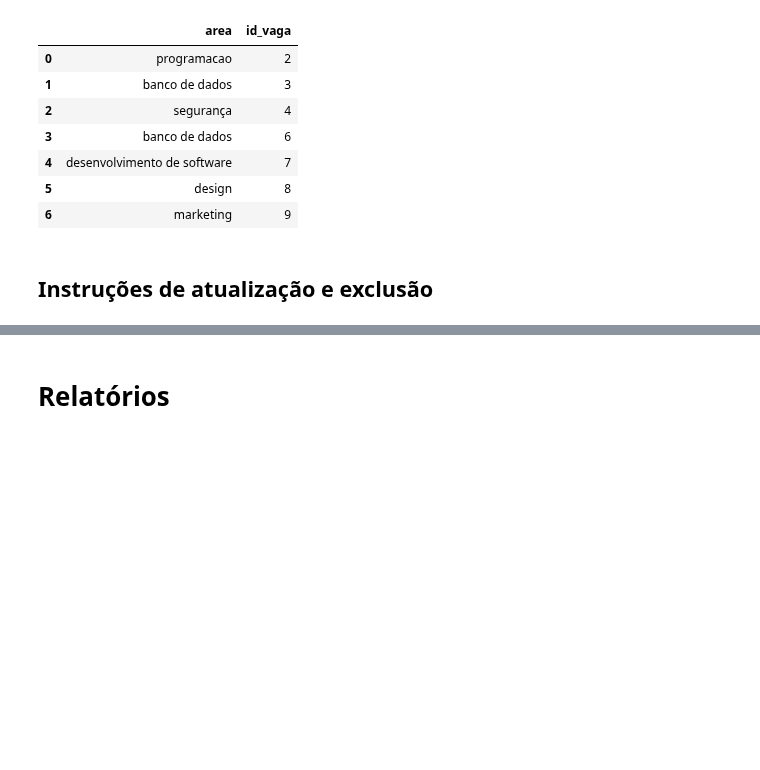
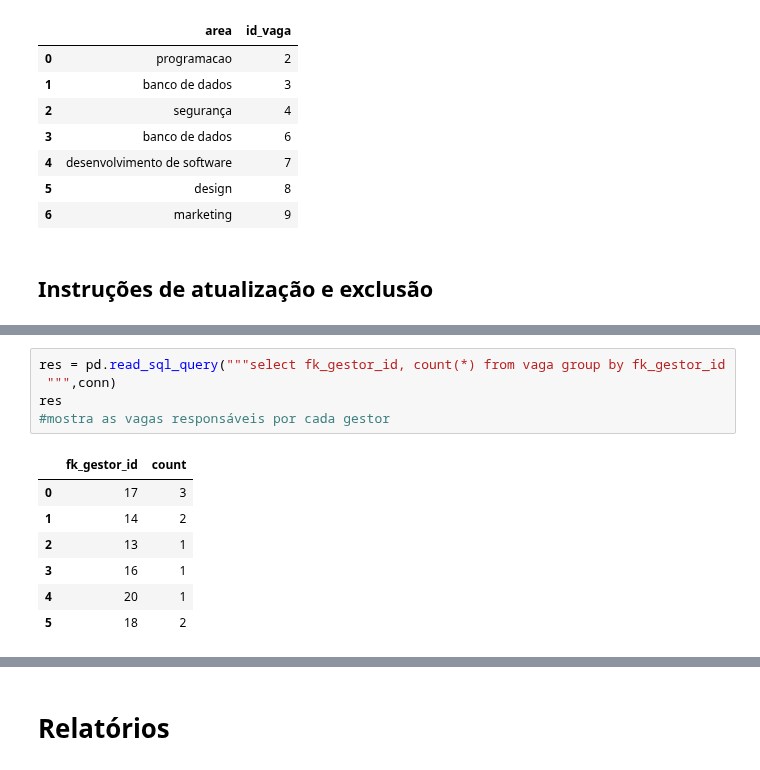
Before and after one commit to MateusLannes/Trabalho_BD1_2022, a Jupyter notebook: Files/ColabGHHL_Contrat.ipynb, the cells around one changed output, grey strips where cells are left out. Saved outputs shown, nothing was run; the diff lists cells and outputs as text; blank space fills up the shorter version.

```diff
--- a/Files/ColabGHHL_Contrat.ipynb
+++ b/Files/ColabGHHL_Contrat.ipynb
@@ -790,0 +816,13 @@ res
+# %%
+res = pd.read_sql_query("""select fk_gestor_id, count(*) from vaga group by fk_gestor_id
+ """,conn)
+res
+#mostra as vagas responsáveis por cada gestor
+# %% [output]
+|  | fk_gestor_id | count |
+| 0 | 17 | 3 |
+| 1 | 14 | 2 |
+| 2 | 13 | 1 |
+| 3 | 16 | 1 |
+| 4 | 20 | 1 |
+| 5 | 18 | 2 |
```
Also changed, not shown: parts of 3 cells of this notebook.
